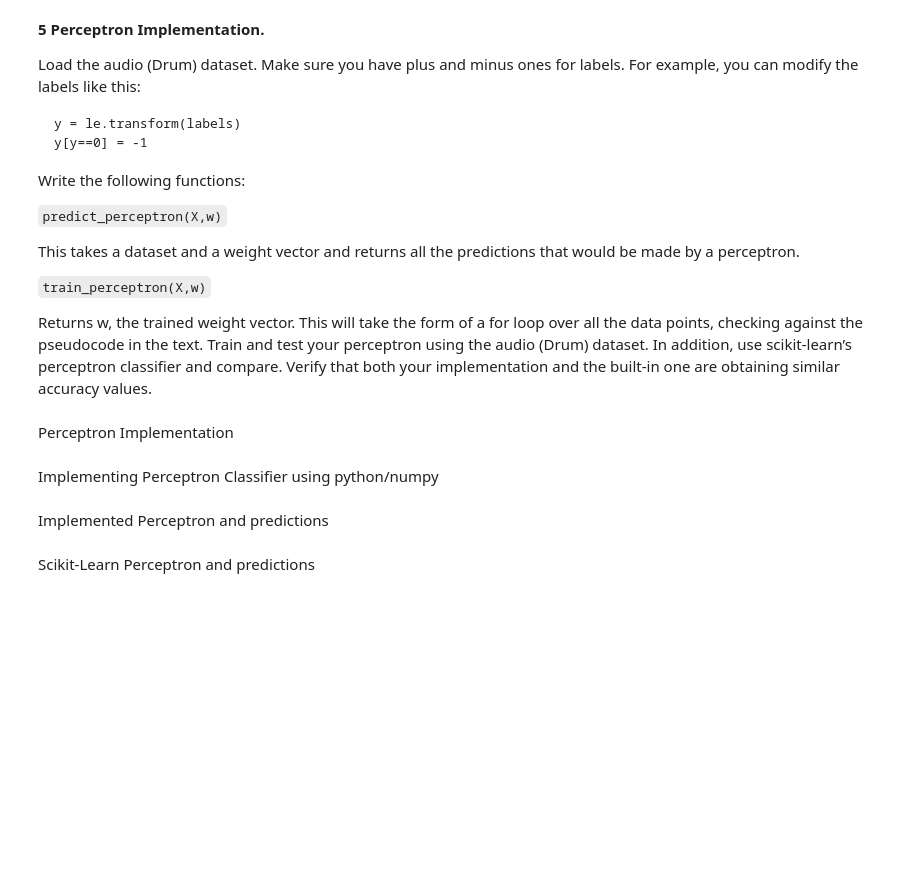
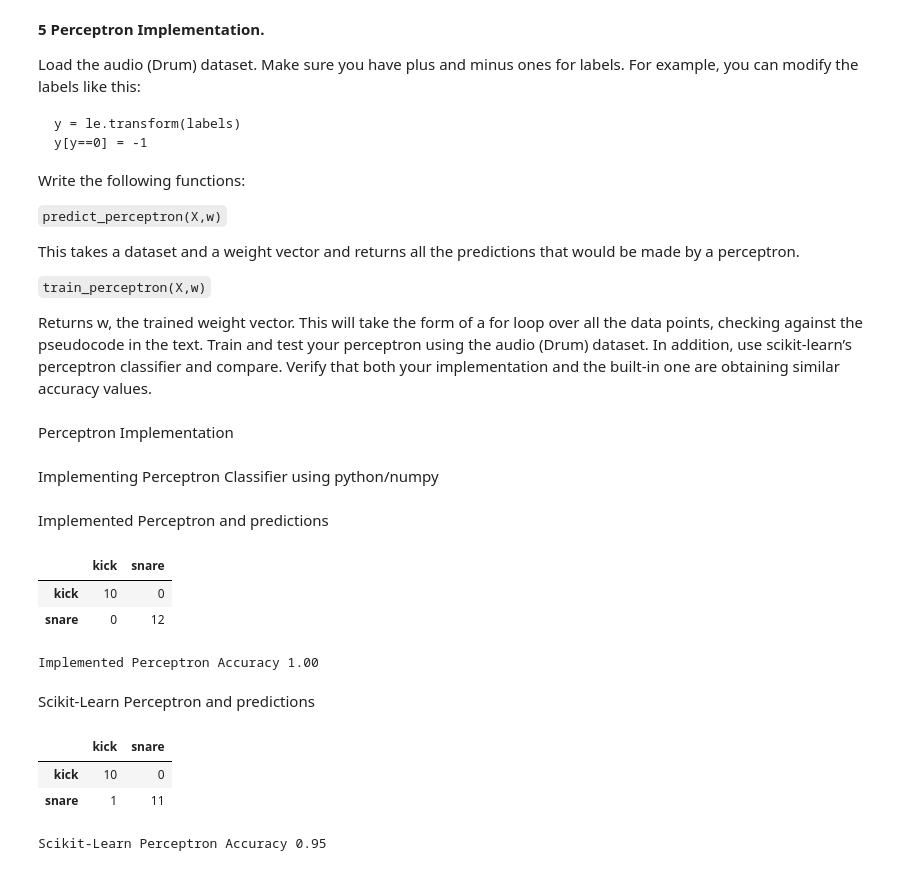
Before and after one commit to zachfreitas/ADS_504_Machine_Learning, a Jupyter notebook: Module_3/Assignment_3/Assignment_3_Template_final.ipynb, the cells around one changed output. Saved outputs shown, nothing was run; the diff lists cells and outputs as text; code cells hidden in the pictures; blank space fills up the shorter version.

```diff
--- a/Module_3/Assignment_3/Assignment_3_Template_final.ipynb
+++ b/Module_3/Assignment_3/Assignment_3_Template_final.ipynb
@@ -240,5 +266,22 @@ checking against the pseudocode in the text.
 Train and test your perceptron using the audio (Drum) dataset. In addition, use scikit-learn’s
 perceptron classifier and compare. Verify that both your implementation and the built-in one are
 obtaining similar accuracy values.
+# %%
+#Load Audio dataset  here
+audio_df = pd.read_csv('https://raw.githubusercontent.com/zachfreitas/ADS_504_Machine_Learning/main/Module_3/Assignment_3/drum_data.csv')
+# %%
+#Split the data into train and test, random state= 42 and 90% of data for training
+X = audio_df.drop(['Unnamed: 0','filename','label_text','label'], axis=1)
+le = LabelEncoder()
+labels = audio_df['label_text']
+le.fit(labels)
+y=le.transform(labels)
+
+# Create X and y (label_text). This time the encoding is different and is between -1 and 1 so wherever y is equal to 0, convert it to -1
+y[y==0] = -1
+#aud_labels = le.classes_
+aud_labels = list(le.inverse_transform([0, 1]))
+# Split the dataset using the following line:
+X_train, X_test, y_train, y_test = train_test_split(X, y, test_size=0.10, random_state=42)
 # %% [markdown]
 Perceptron Implementation
@@ -271,12 +312,18 @@ class PerceptronClassifier():
 Implemented Perceptron and predictions
 # %%
 perc = PerceptronClassifier(1)
-_, _ = perc.train_perceptron(X_train, y_train)
+aud_weghts, aud_bias = perc.train_perceptron(X_train, y_train)
 
 perc_cm = confusion_matrix(y_test, perc.predict_perceptron(X_test))
 pd.DataFrame(perc_cm, index=aud_labels, columns=aud_labels)
+# %% [output]
+|  | kick | snare |
+| kick | 10 | 0 |
+| snare | 0 | 12 |
 # %%
 print('Implemented Perceptron Accuracy %2.2f ' % accuracy_score(y_test, perc.predict_perceptron(X_test)))
+# %% [output]
+Implemented Perceptron Accuracy 1.00
 # %% [markdown]
 Scikit-Learn Perceptron and predictions
 # %%
@@ -284,5 +331,11 @@ sk_perc = Perceptron(max_iter=1).fit(X_train, y_train)
 
 sk_perc_cm = confusion_matrix(y_test, sk_perc.predict(X_test))
 pd.DataFrame(sk_perc_cm, index=aud_labels, columns=aud_labels)
+# %% [output]
+|  | kick | snare |
+| kick | 10 | 0 |
+| snare | 1 | 11 |
 # %%
 print('Scikit-Learn Perceptron Accuracy %2.2f ' % accuracy_score(y_test,sk_perc.predict(X_test)))
+# %% [output]
+Scikit-Learn Perceptron Accuracy 0.95
```
Also changed, not shown: parts of 10 cells of this notebook.
